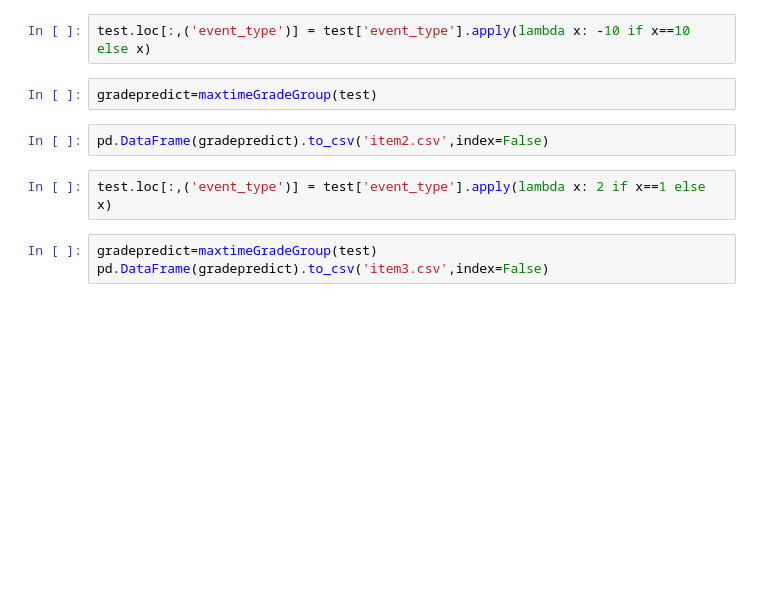
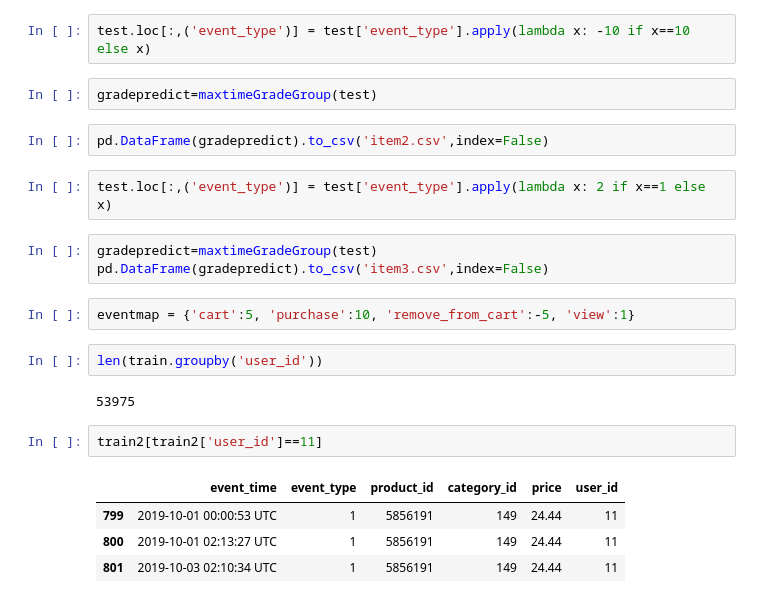
Before and after one commit to greatofdream/pytorchlearn, a Jupyter notebook: final/item.ipynb, the cells around one changed output. Cells and saved outputs as stored; diff of their text form; blank space fills up the shorter version.

```diff
--- a/final/item.ipynb
+++ b/final/item.ipynb
@@ -56,3 +84,16 @@ test.loc[:,('event_type')] = test['event_type'].apply(lambda x: 2 if x==1 else x
 # %%
 gradepredict=maxtimeGradeGroup(test)
 pd.DataFrame(gradepredict).to_csv('item3.csv',index=False)
+# %%
+eventmap = {'cart':5, 'purchase':10, 'remove_from_cart':-5, 'view':1}
+# %%
+len(train.groupby('user_id'))
+# %% [output]
+53975
+# %%
+train2[train2['user_id']==11]
+# %% [output]
+|  | event_time | event_type | product_id | category_id | price | user_id |
+| 799 | 2019-10-01 00:00:53 UTC | 1 | 5856191 | 149 | 24.44 | 11 |
+| 800 | 2019-10-01 02:13:27 UTC | 1 | 5856191 | 149 | 24.44 | 11 |
+| 801 | 2019-10-03 02:10:34 UTC | 1 | 5856191 | 149 | 24.44 | 11 |
```
Also changed, not shown: parts of 35 cells of this notebook, 5 other files.
